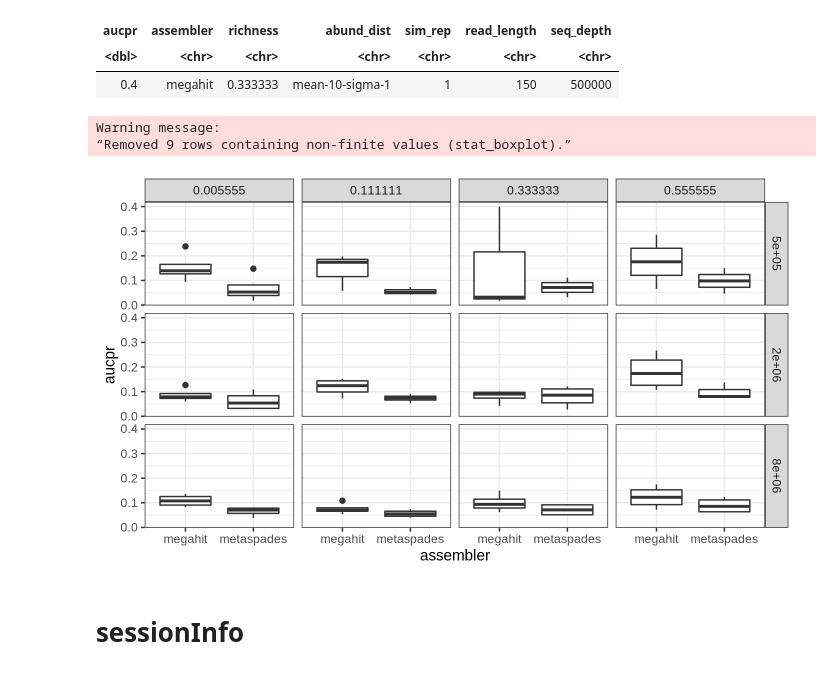
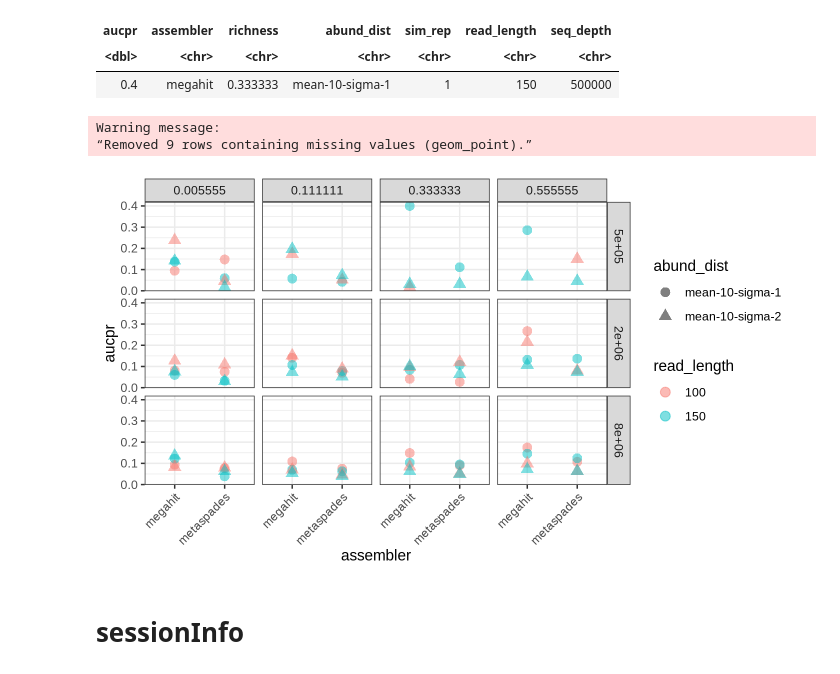
Before and after one commit to leylabmpi/resmico, a Jupyter notebook: notebooks/01_resmico-sm/02_GTDBr89_n9k-rand/01_train.ipynb, the cells around one changed output. Cells and saved outputs as stored; diff of their text form; code cells hidden in the pictures.

```diff
--- a/notebooks/01_resmico-sm/02_GTDBr89_n9k-rand/01_train.ipynb
+++ b/notebooks/01_resmico-sm/02_GTDBr89_n9k-rand/01_train.ipynb
@@ -559,18 +658,22 @@ A tidytable: 1 × 7
 # %%
 # plotting
 p = mMIC_s %>%
+    filter.(sim_rep == 1) %>%
     mutate.(richness = richness %>% as.Num,
             seq_depth = seq_depth %>% as.Num) %>%
-    ggplot(aes(assembler, aucpr)) +
-    geom_boxplot() +
+    ggplot(aes(assembler, aucpr, color=read_length, shape=abund_dist)) +
+    geom_point(size=3, alpha=0.5) +
     facet_grid(seq_depth ~ richness) +
-    theme_bw()
+    theme_bw() +
+    theme(
+        axis.text.x = element_text(angle=45, hjust=1)
+    )
 p.dims(7,4)
 plot(p)
 # %% [output]
 Warning message:
-“Removed 9 rows containing non-finite values (stat_boxplot).”
+“Removed 9 rows containing missing values (geom_point).”
-[figure, old version]
+[figure, new version]
 # %% [markdown]
 # sessionInfo
 # %%
```
Also changed, not shown: parts of 9 cells of this notebook, 8 other files.
